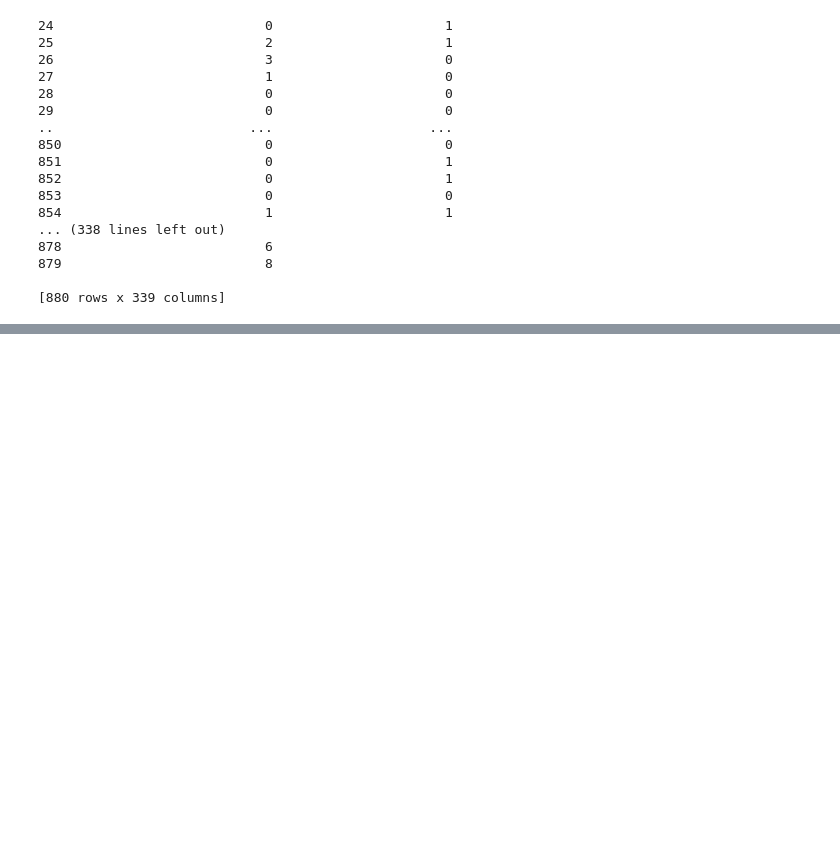
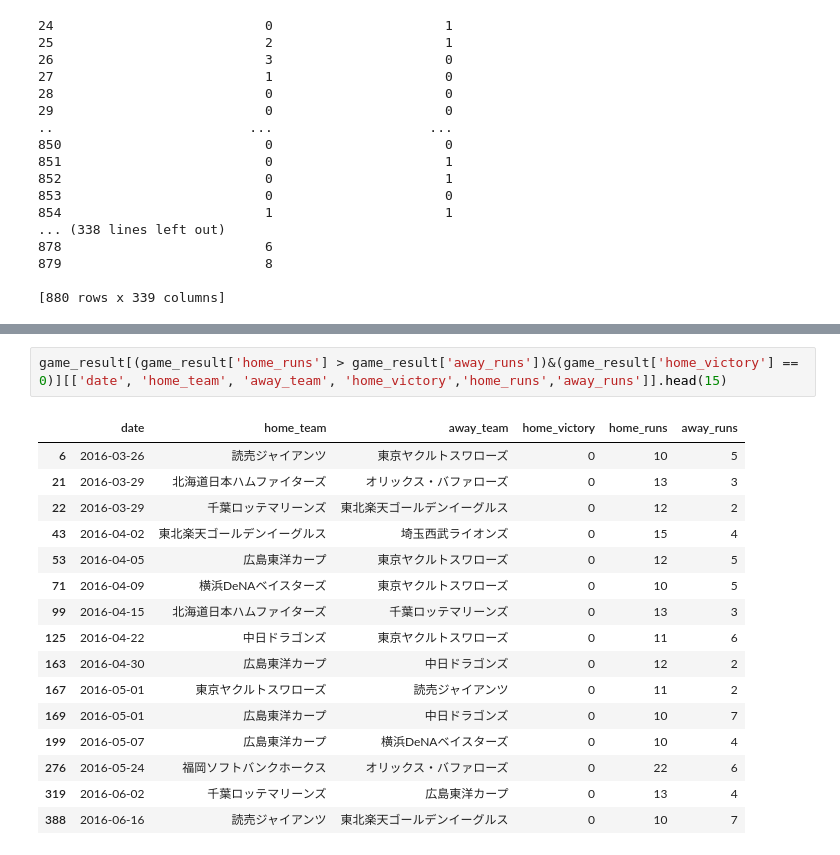
Before and after one commit to tubotu/baseball_predict, a Jupyter notebook: Untitled.ipynb, the cells around one changed output, grey strips where cells are left out. Drawn from its saved outputs; the diff is of its cells as text; blank space fills up the shorter version.

```diff
--- a/Untitled.ipynb
+++ b/Untitled.ipynb
@@ -212,0 +254,19 @@ game_result[(game_result['home_team'] == '読売ジャイアンツ')|(game_resul
+# %%
+game_result[(game_result['home_runs'] > game_result['away_runs'])&(game_result['home_victory'] == 0)][['date', 'home_team', 'away_team', 'home_victory','home_runs','away_runs']].head(15)
+# %% [output]
+|  | date | home_team | away_team | home_victory | home_runs | away_runs |
+| 6 | 2016-03-26 | 読売ジャイアンツ | 東京ヤクルトスワローズ | 0 | 10 | 5 |
+| 21 | 2016-03-29 | 北海道日本ハムファイターズ | オリックス・バファローズ | 0 | 13 | 3 |
+| 22 | 2016-03-29 | 千葉ロッテマリーンズ | 東北楽天ゴールデンイーグルス | 0 | 12 | 2 |
+| 43 | 2016-04-02 | 東北楽天ゴールデンイーグルス | 埼玉西武ライオンズ | 0 | 15 | 4 |
+| 53 | 2016-04-05 | 広島東洋カープ | 東京ヤクルトスワローズ | 0 | 12 | 5 |
+| 71 | 2016-04-09 | 横浜DeNAベイスターズ | 東京ヤクルトスワローズ | 0 | 10 | 5 |
+| 99 | 2016-04-15 | 北海道日本ハムファイターズ | 千葉ロッテマリーンズ | 0 | 13 | 3 |
+| 125 | 2016-04-22 | 中日ドラゴンズ | 東京ヤクルトスワローズ | 0 | 11 | 6 |
+| 163 | 2016-04-30 | 広島東洋カープ | 中日ドラゴンズ | 0 | 12 | 2 |
+| 167 | 2016-05-01 | 東京ヤクルトスワローズ | 読売ジャイアンツ | 0 | 11 | 2 |
+| 169 | 2016-05-01 | 広島東洋カープ | 中日ドラゴンズ | 0 | 10 | 7 |
+| 199 | 2016-05-07 | 広島東洋カープ | 横浜DeNAベイスターズ | 0 | 10 | 4 |
+| 276 | 2016-05-24 | 福岡ソフトバンクホークス | オリックス・バファローズ | 0 | 22 | 6 |
+| 319 | 2016-06-02 | 千葉ロッテマリーンズ | 広島東洋カープ | 0 | 13 | 4 |
+| 388 | 2016-06-16 | 読売ジャイアンツ | 東北楽天ゴールデンイーグルス | 0 | 10 | 7 |
```
Also changed, not shown: parts of 6 cells of this notebook, 2 other files.
